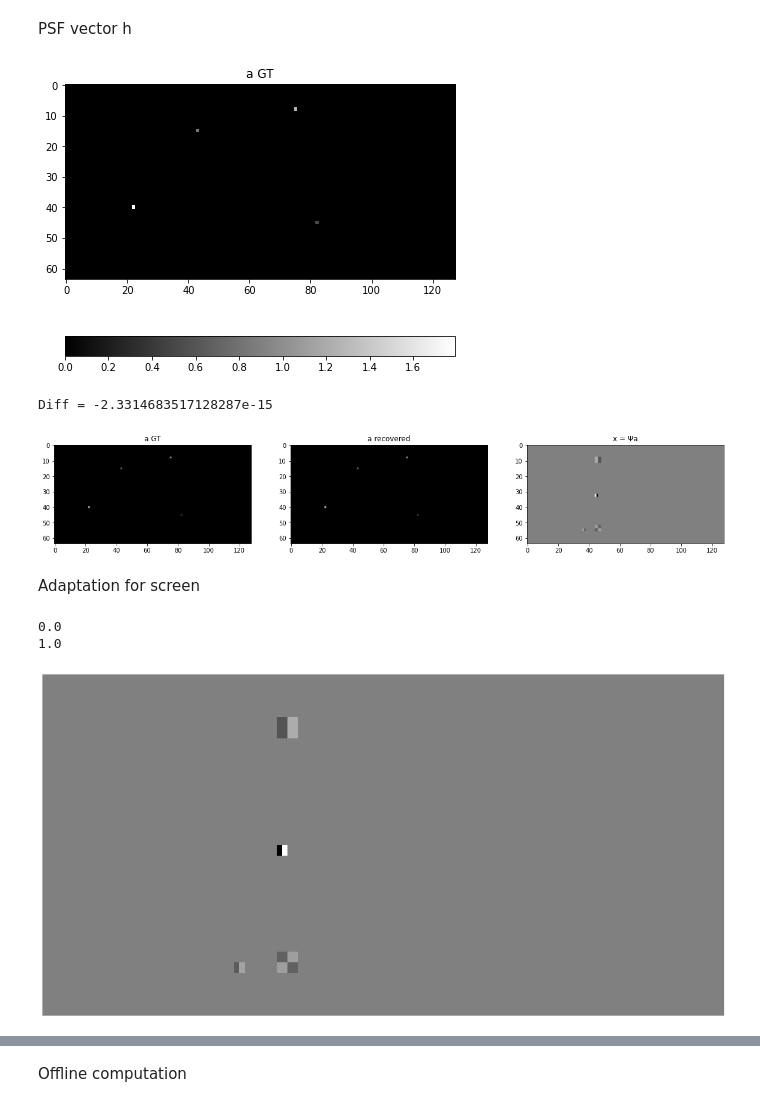
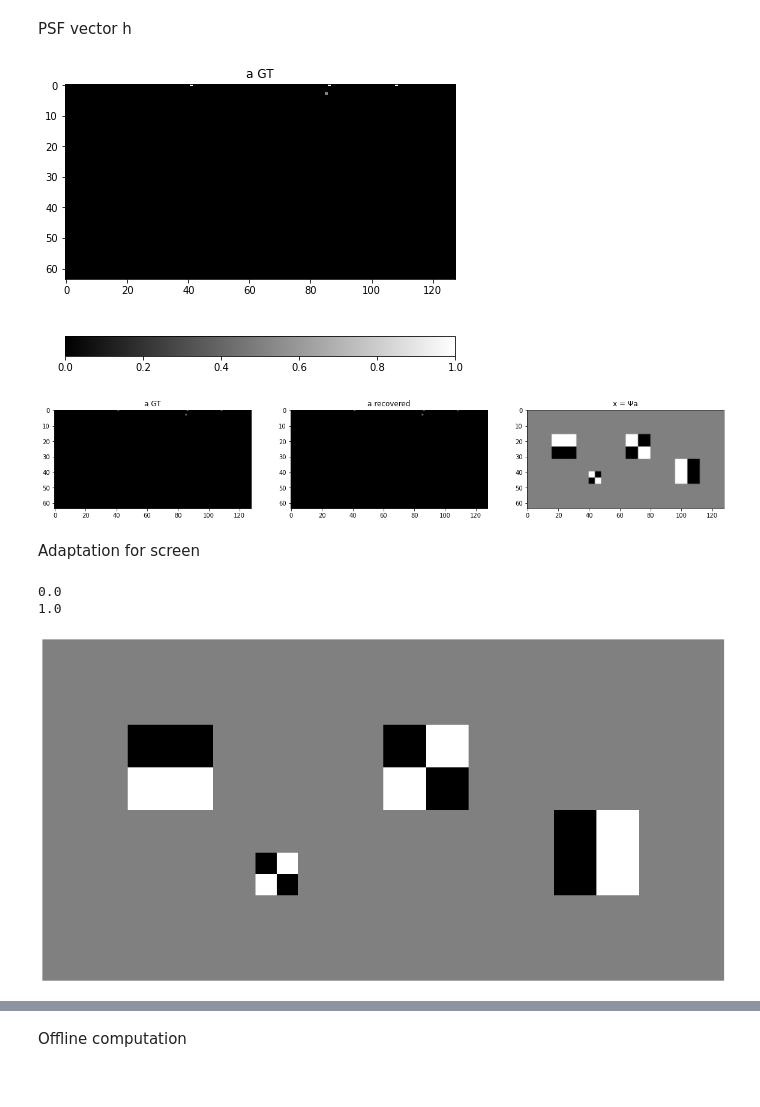
Before and after one commit to olivierleblanc/diffusercam, a Jupyter notebook: bernat/mp08.ipynb, the cells around one changed output, grey strips where cells are left out. Drawn from its saved outputs; the diff is of its cells as text; code cells hidden in the pictures.

```diff
--- a/bernat/mp08.ipynb
+++ b/bernat/mp08.ipynb
@@ -91,28 +91,32 @@ sy = 128
 # plt.show()
 # %%
 #defining vector a
-nz = 4
-np.random.seed(2)
-a_xpos = np.random.randint(0,sx,nz)
-a_ypos = np.random.randint(0,sy,nz)
+# nz = 4
+# np.random.seed(2)
+# a_xpos = np.random.randint(0,sx,nz)
+# a_ypos = np.random.randint(0,sy,nz)
+# a_GT = np.zeros((sx,sy))
+# a_GT[a_xpos,a_ypos] = abs(np.random.normal(0,1,nz))
+
 a_GT = np.zeros((sx,sy))
-a_GT[a_xpos,a_ypos] = abs(np.random.normal(0,1,nz))
+a_GT[0,41] = 1 #h
+a_GT[0,86] = 1 #v
+a_GT[0,108] = 1 #d_big
+a_GT[3,85] = 0.5 #d_small
 
 
 plt.figure(figsize=(7,7))
 plt.imshow(a_GT,cmap='gray')
 plt.title('a GT')
 plt.colorbar(orientation='horizontal')
 plt.show()
 # %% [output]
-[figure, old version]
+[figure, new version]
 # %%
 #output matrix x
 x = pywt.waverec2(npMatrix2arrayList(a_GT),'db1')
 
 a_recovered = arrayList2vec(pywt.wavedec2(x,'db1')).reshape((sx,sy))
-
-print('Diff =',np.sum(a_GT-a_recovered))
 
 plt.figure(figsize=(20,10))
 plt.subplot(1,3,1)
@@ -126,8 +130,7 @@ plt.imshow(x,cmap='gray')
 plt.title('x = Ψa')
 plt.show()
 # %% [output]
-Diff = -2.3314683517128287e-15
-[figure, old version]
+[figure, new version]
 # %% [markdown]
 Adaptation for screen
 # %%
@@ -146,4 +149,4 @@ plt.show()
 # %% [output]
 0.0
 1.0
-[figure, old version]
+[figure, new version]
```
Also changed, not shown: parts of 7 cells of this notebook, 3 other files.
